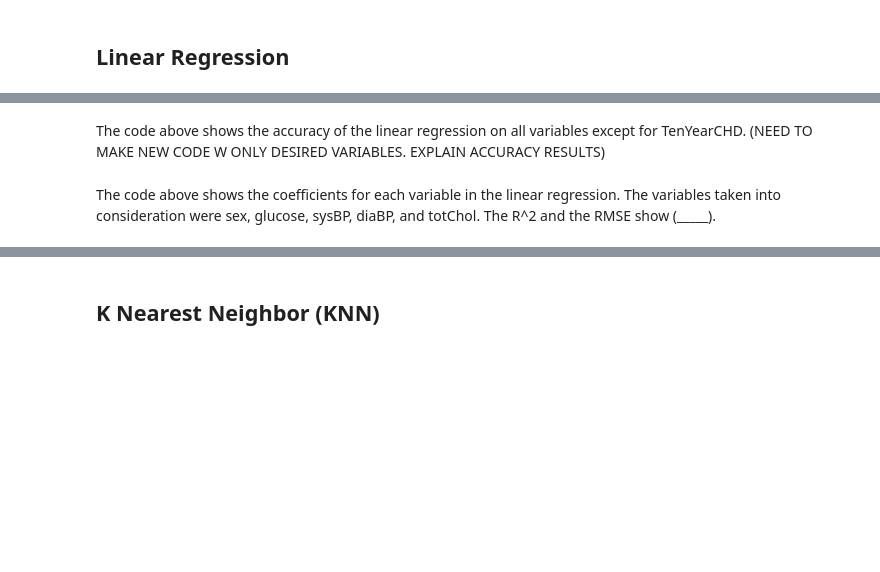
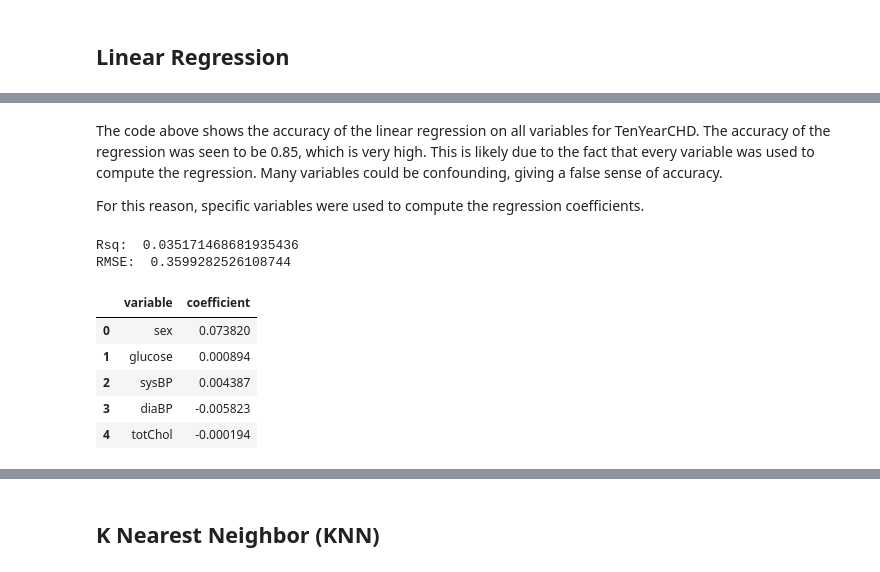
Before and after one commit to madisonhgallagher/project_chd, a Jupyter notebook: Final.ipynb, the cells around one changed output, grey strips where cells are left out. Cells and saved outputs as stored; diff of their text form; code cells hidden in the pictures; blank space fills up the shorter version.

Commit message:
added linear regression notes

```diff
--- a/Final.ipynb
+++ b/Final.ipynb
@@ -1148,29 +1195,46 @@ print(classification_report(y_test, y_pred))
-# %% [markdown]
-The code above shows the accuracy of the linear regression on all variables except for TenYearCHD. (NEED TO MAKE NEW CODE W ONLY DESIRED VARIABLES. EXPLAIN ACCURACY RESULTS)
+# %% [markdown]
+The code above shows the accuracy of the linear regression on all variables for TenYearCHD. The accuracy of the regression was seen to be 0.85, which is very high. This is likely due to the fact that every variable was used to compute the regression. Many variables could be confounding, giving a false sense of accuracy.
+
+For this reason, specific variables were used to compute the regression coefficients.
 # %%
 from sklearn import linear_model
 from sklearn.model_selection import train_test_split
 
 y=df['TenYearCHD']
 X= df.loc[:, ['sex','glucose', 'sysBP', 'diaBP', 'totChol']]
 
 
 X_train, X_test, y_train, y_test = train_test_split(X,y,
                                                     test_size=.2, # Split the sample 80 train/ 20 test
                                                     random_state=100) # For replication purposes
 
 
 Z_train = pd.concat([X_train['sex'],
                    (X_train['glucose']),
                     (X_train['sysBP']),
                     (X_train['diaBP']),
                     (X_train['totChol'])],
                     axis = 1)
 Z_test = pd.concat([X_test['sex'],
                    (X_test['glucose']),
                     (X_test['sysBP']),
                     (X_test['diaBP']),
                     (X_test['totChol'])],
                     axis = 1)
+
+reg = linear_model.LinearRegression(fit_intercept=False).fit(Z_train,y_train) # Run regression
+y_hat = reg.predict(Z_test)
+print('Rsq: ', reg.score(Z_test,y_test)) # R2
+rmse = np.sqrt( np.mean( (y_test - y_hat)**2 ))
+print('RMSE: ', rmse) # R2
+results = pd.DataFrame({'variable':reg.feature_names_in_, 'coefficient': reg.coef_}) # Regression coefficients
+results
+# %% [output]
+Rsq:  0.035171468681935436
+RMSE:  0.3599282526108744
+|  | variable | coefficient |
+| 0 | sex | 0.073820 |
+| 1 | glucose | 0.000894 |
+| 2 | sysBP | 0.004387 |
+| 3 | diaBP | -0.005823 |
+| 4 | totChol | -0.000194 |
-# %% [markdown]
-The code above shows the coefficients for each variable in the linear regression. The variables taken into consideration were sex, glucose, sysBP, diaBP, and totChol. The R^2 and the RMSE show (_____).
```
Also changed, not shown: parts of 11 cells of this notebook.
